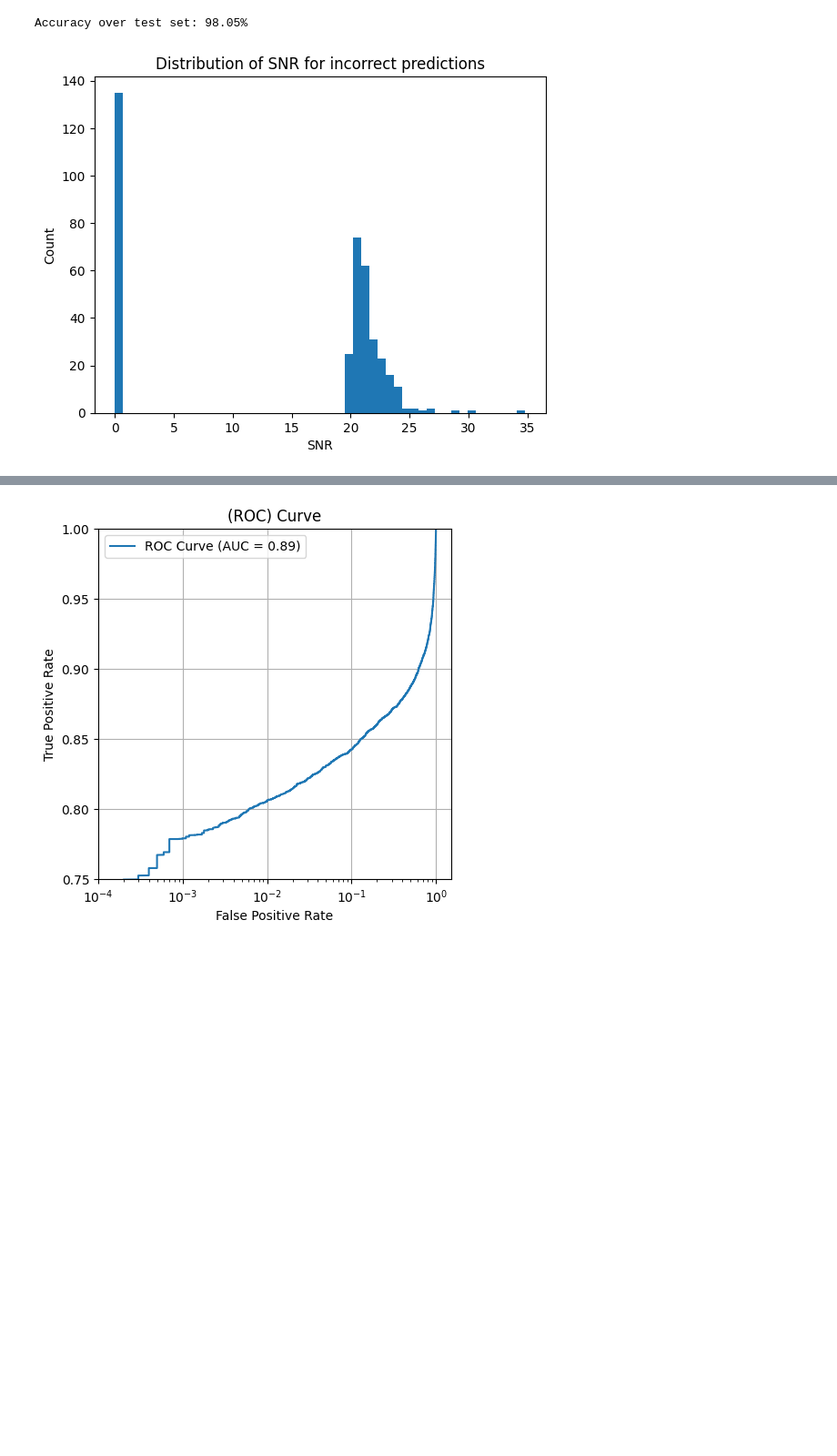
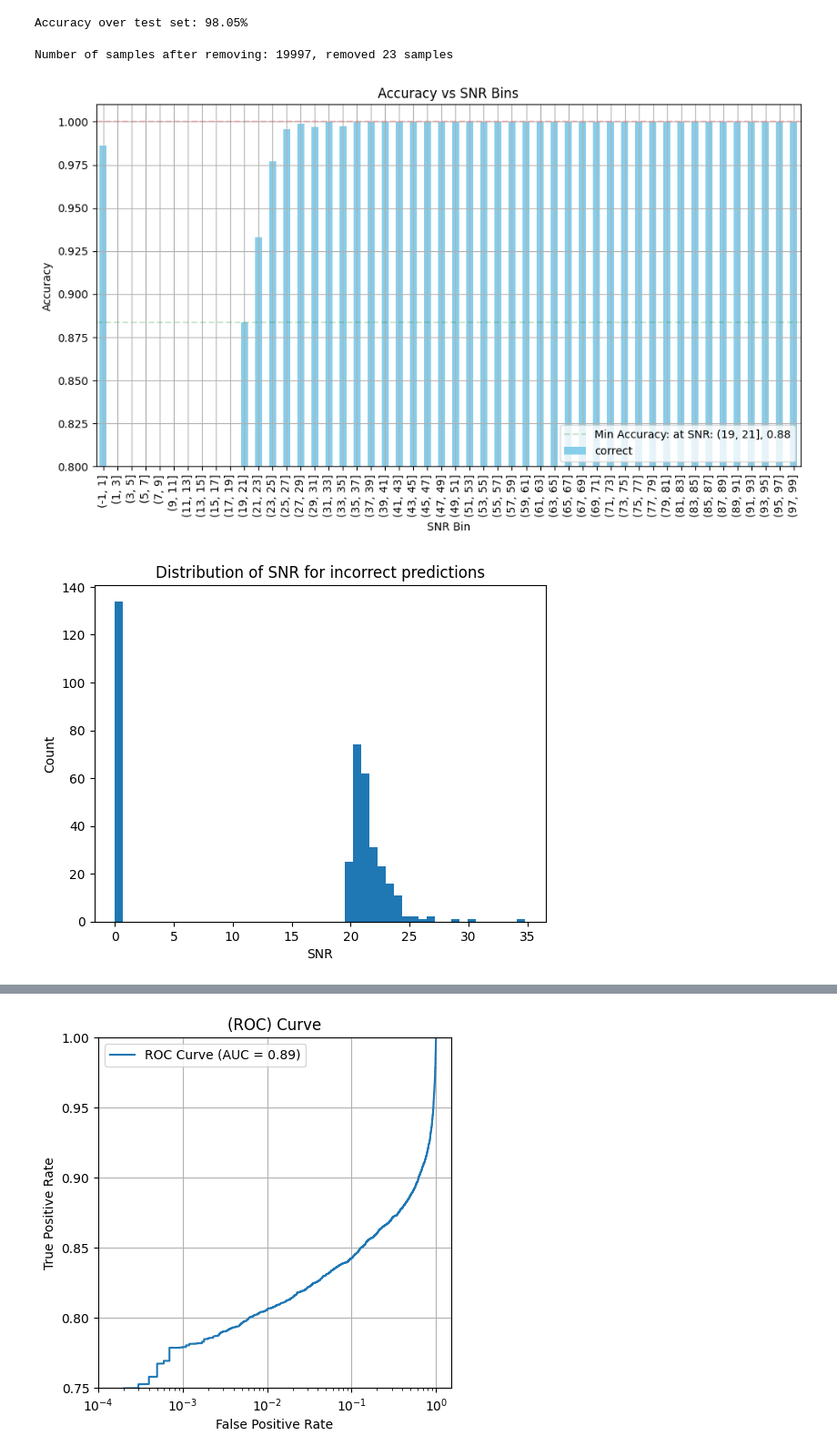
Before and after one commit to KasraMazaheri/GWDatasetGeneration, a Jupyter notebook: eval/classification.ipynb, the cells around one changed output, grey strips where cells are left out. Shown: that part at 91% size. Saved outputs shown, nothing was run; the diff lists cells and outputs as text; code cells hidden in the pictures; blank space fills up the shorter version.

Commit message:
update plots

```diff
--- a/eval/classification.ipynb
+++ b/eval/classification.ipynb
@@ -20,6 +20,41 @@ df.head()
 print(f"Accuracy over test set: {df['correct'].mean():.2%}")
 # %% [output]
 Accuracy over test set: 98.05%
+# %%
+# get samples where snr is between 0 and 10 (These seem to be errors in the dataset)
+# TODO: Investigate why these samples exist?
+df_snr_0_10 = df[(df["snr"] > 0) & (df["snr"] <= 10)]
+df_snr_0_10
+
+# remove these samples
+df = df[~((df["snr"] > 0) & (df["snr"] <= 10))]
+print(f"Number of samples after removing: {len(df)}, removed {len(df_snr_0_10)} samples")
+# %% [output]
+Number of samples after removing: 19997, removed 23 samples
+# %%
+# accuracy vs SNR bins
+# bins = np.arange(0, df["snr"].max()+1, 1)
+bins = np.arange(-1, 100, 2)
+acc_by_bin = df.assign(snr_bin=pd.cut(df["snr"], bins=bins)).groupby("snr_bin", observed=False)["correct"].mean()
+
+# plot accuracy vs SNR bins (show only > 0.5)
+plt.figure(figsize=(10, 6))
+acc_by_bin.plot(kind='bar', color='skyblue')
+plt.axhline(y=1, color='red', linestyle='--', alpha=0.2)
+
+# line at min accuracy
+plt.axhline(y=acc_by_bin.min(), color='green', linestyle='--', alpha=0.2, label=f'Min Accuracy: at SNR: {acc_by_bin.idxmin()}, {acc_by_bin.min():.2f}')
+
+plt.title('Accuracy vs SNR Bins')
+plt.xlabel('SNR Bin')
+plt.ylabel('Accuracy')
+plt.ylim(0.8, 1.01)
+plt.legend(loc='lower right')
+plt.grid()
+plt.tight_layout()
+plt.show()
+# %% [output]
+[figure, added]
 # %%
 # plot distribution of snr for incorrect
 plt.hist(df[~df["correct"]]["snr"], bins=50)
@@ -28,7 +63,7 @@ plt.ylabel("Count")
 plt.title("Distribution of SNR for incorrect predictions")
 plt.show()
 # %% [output]
-[figure, old version]
+[figure, new version]
 # %%
 analysis = DetectionAnalysis(df["snr"], df["y_true"], df["y_score"])
 # %%
```
Also changed, not shown: parts of 1 cell of this notebook.
